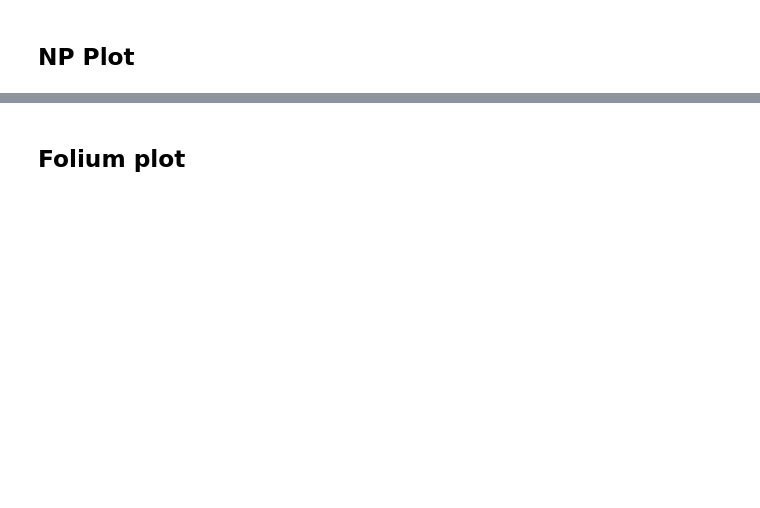
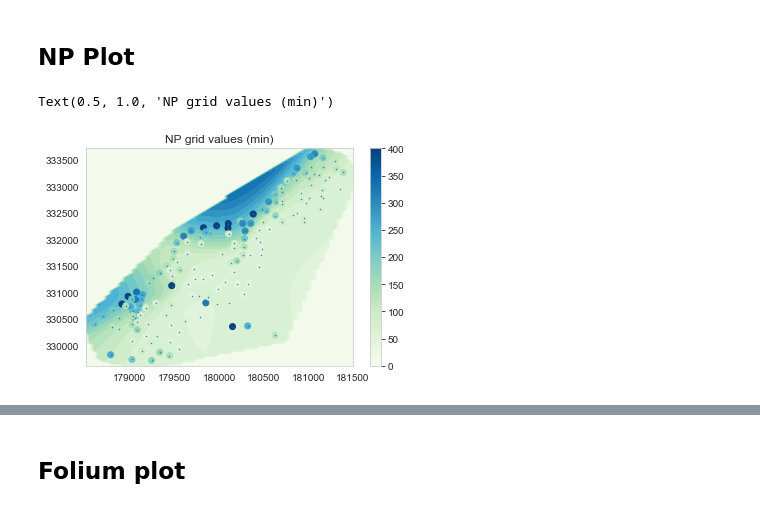
Before and after one commit to 3springs/np_vs_kriging, a Jupyter notebook: main.ipynb, the cells around one changed output, grey strips where cells are left out. Saved outputs shown, nothing was run; the diff lists cells and outputs as text; code cells hidden in the pictures; blank space fills up the shorter version.

```diff
--- a/main.ipynb
+++ b/main.ipynb
@@ -1165,4 +1173,6 @@ grid_points = sampler.get_spatial_df()
 # %%
+grid_points = sampler.get_spatial_df()
+
 target_x = grid_points[['x', 'y']].copy()
 target_x-=norm_mean[['x', 'y']]
 target_x/=norm_std[['x', 'y']]
@@ -1176,13 +1186,13 @@ context_y = df['lead']
 context_x = torch.from_numpy(context_x.values).float()[None, :]
 context_y = torch.from_numpy(context_y.values).float()[None, :, None]
 target_x = torch.from_numpy(target_x.values).float()[None, :]
+
+# Make predictions
+model_np.eval()
+with torch.no_grad():
+
+    y_pred, losses, extra = model_np.forward(context_x, context_y, target_x, target_x[:, :, :1])
+y = y_pred*norm_std['lead'] + norm_mean['lead']
+# return yr, y_pred, losses, extra
+std = extra['dist'].scale[0, :, 0]
+loc = extra['dist'].loc[0, :, 0]
-# %%
-# Make predictions
-model_np.eval()
-with torch.no_grad():
-
-    y_pred, losses, extra = model_np.forward(context_x, context_y, target_x, target_x[:, :, :1])
-y = y_pred*norm_std['lead'] + norm_mean['lead']
-# return yr, y_pred, losses, extra
-grid_points['prediction'] = y[0, :, 0]
-# y
@@ -1198,0 +1199,26 @@ grid_points_pivot = grid_points_pivot.loc[grid_points_pivot.index.sort_values(as
+# %%
+grid_points['prediction'] = loc-std
+
+grid_points['prediction'] *= norm_std['lead']
+grid_points['prediction'] += norm_mean['lead']
+
+
+grid_points_gpd = grid_points.set_geometry('geometry')
+grid_points_gpd.crs = {'init':'epsg:28992'}
+grid_points_gpd = grid_points_gpd.to_crs({'init': 'epsg:4326'})
+grid_points_gpd['long'] = grid_points_gpd.geometry.apply(lambda x: x.x)
+grid_points_gpd['lat'] = grid_points_gpd.geometry.apply(lambda x: x.y)
+
+grid_points_pivot = grid_points_gpd.pivot(values='prediction', columns='x', index='y').fillna(0)
+grid_points_pivot = grid_points_pivot.loc[:,grid_points_pivot.columns.sort_values(ascending=True)]
+grid_points_pivot = grid_points_pivot.loc[grid_points_pivot.index.sort_values(ascending=True),:]
+
+plt.contourf(np.unique(grid_points_pivot.columns.values), np.unique(grid_points_pivot.index.values),
+             grid_points_pivot.values,20,cmap='GnBu', vmin=0, vmax=400)
+plt.scatter(meuse['x'], meuse['y'], c=meuse['lead'], cmap='GnBu', vmin=0, vmax=400)
+plt.plot(meuse['x'], meuse['y'], '.', ms=1)
+plt.colorbar()
+plt.title('NP grid values (min)')
+# %% [output]
+Text(0.5, 1.0, 'NP grid values (min)')
+[figure, added]
```
Also changed, not shown: parts of 26 cells of this notebook, 4 other files.
